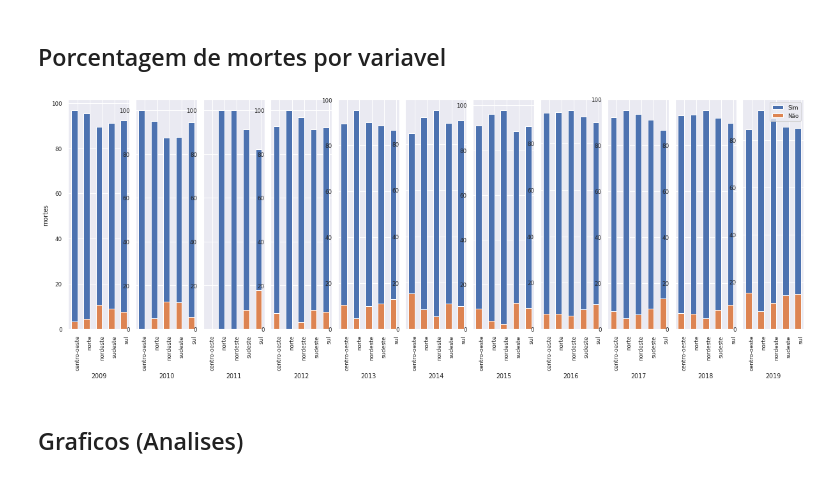
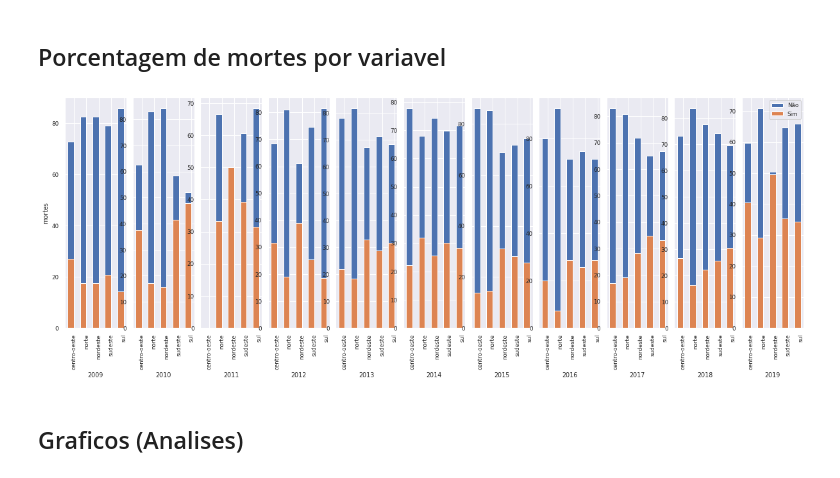
Before and after one commit to brunoartc/IC-Virus-Gripe, a Jupyter notebook: Estudo das variaveis.ipynb, the cells around one changed output. Saved outputs shown, nothing was run; the diff lists cells and outputs as text; code cells hidden in the pictures.

```diff
--- a/Estudo das variaveis.ipynb
+++ b/Estudo das variaveis.ipynb
@@ -931,13 +1036,13 @@ def plot_bar_per_variable_percentage(dff_ages, variable = "VACINA", label = ("SI
 
             if len(variables)>0:
                 varPercent1 = (variables[list(variables.keys())[0]]/total) * 100
-                #print(varPercent1)
+                first_label = list(variables.keys())[0]
                 va1.append(varPercent1) #CS_SEXO 1
             else:
                 va1.append(0)
             if len(variables)>1:
                 varPercent2 = (variables[list(variables.keys())[1]]/total) * 100
-                #print(varPercent2)
+                second_label = list(variables.keys())[1]
                 va2.append(varPercent2) #CS_SEXO 2
             else:
                 va2.append(0)
@@ -945,9 +1050,9 @@ def plot_bar_per_variable_percentage(dff_ages, variable = "VACINA", label = ("SI
 
         v_keys = label_dict[variable]
         if (len(v_keys.keys()) > 0):
-            ax[j].bar(bar_location + 1*width, va1, width=width, label=label_dict[variable][list(v_keys.keys())[0]]) #HOMEM
+            ax[j].bar(bar_location + 1*width, va1, width=width, label=label_dict[variable][first_label]) #HOMEM
         if (len(variables_keys.keys()) > 1):
-            ax[j].bar(bar_location + 1*width, va2, width=width, label=label_dict[variable][list(v_keys.keys())[1]]) #MULHER
+            ax[j].bar(bar_location + 1*width, va2, width=width, label=label_dict[variable][second_label]) #MULHER
 
         if j == 0:
             ax[j].set_ylabel("mortes")
@@ -1043,6 +1139,6 @@ plot_bar_per_variable_p_idade(output_celan['mortos'], var2="ANTIVIRAL", all_ages
 # %% [markdown]
 ## Porcentagem de mortes por variavel
 # %%
-plot_bar_per_variable_percentage(output_celan['mortos'], variable="IMUNODEPRE", all_ages=True, age='menos_60')
+plot_bar_per_variable_percentage(output_celan['mortos'], variable="VACINA", all_ages=True, age='menos_60')
 # %% [output]
-[figure, old version]
+[figure, new version]
```
Also changed, not shown: parts of 18 cells of this notebook.
